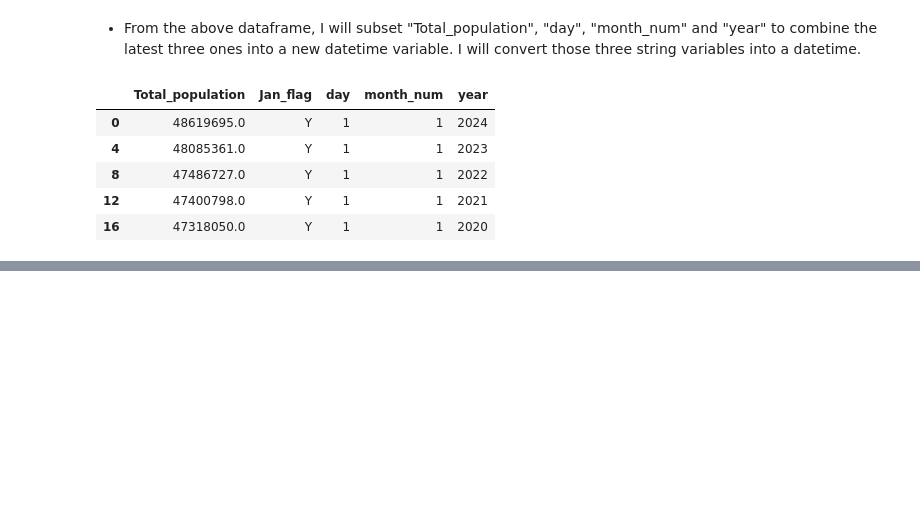
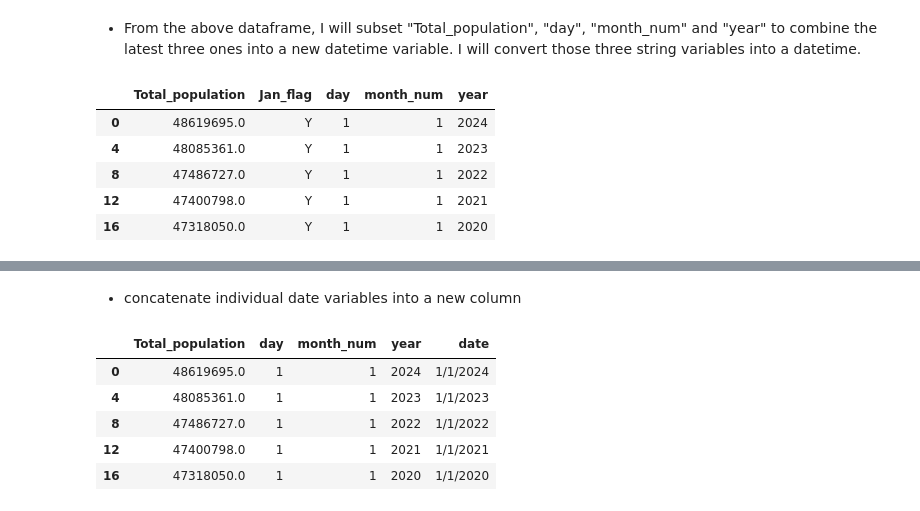
Before and after one commit to Pablo-source/ML-using-Python, a Jupyter notebook: data_wrangling_scripts/10 Import excel file creating standard date variable.ipynb, the cells around one changed output, grey strips where cells are left out. Saved outputs shown, nothing was run; the diff lists cells and outputs as text; code cells hidden in the pictures; blank space fills up the shorter version.

```diff
--- a/data_wrangling_scripts/10 Import excel file creating standard date variable.ipynb
+++ b/data_wrangling_scripts/10 Import excel file creating standard date variable.ipynb
@@ -357,0 +379,3 @@ new_date_var_creation.head()
+# %%
+new_date_var = new_date_var_creation[['Total_population','day','month_num','year']]
+new_date_var.head()
@@ -357,0 +389,12 @@ new_date_var_creation.head()
+# %% [markdown]
+- concatenate individual date variables into a new column
+# %%
+new_date_var['date'] = new_date_var['day'] + "/" + new_date_var['month_num']+ "/" + new_date_var['year']
+new_date_var.head()
+# %% [output]
+|  | Total_population | day | month_num | year | date |
+| 0 | 48619695.0 | 1 | 1 | 2024 | 1/1/2024 |
+| 4 | 48085361.0 | 1 | 1 | 2023 | 1/1/2023 |
+| 8 | 47486727.0 | 1 | 1 | 2022 | 1/1/2022 |
+| 12 | 47400798.0 | 1 | 1 | 2021 | 1/1/2021 |
+| 16 | 47318050.0 | 1 | 1 | 2020 | 1/1/2020 |
```
Also changed, not shown: parts of 9 cells of this notebook.
